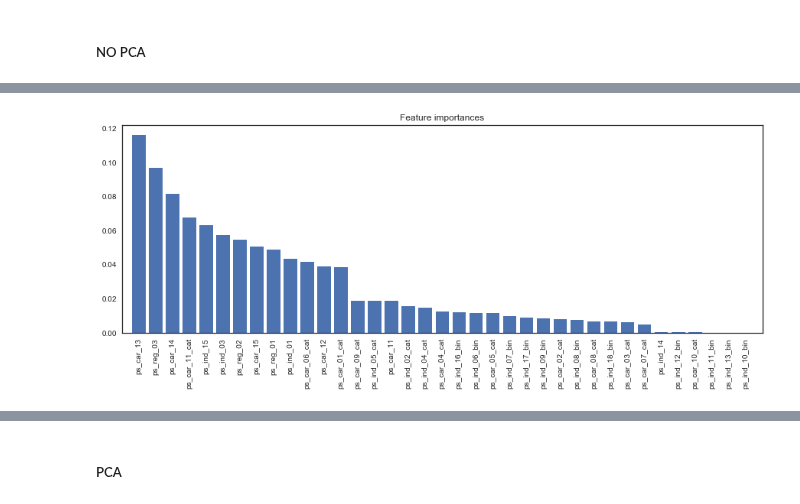
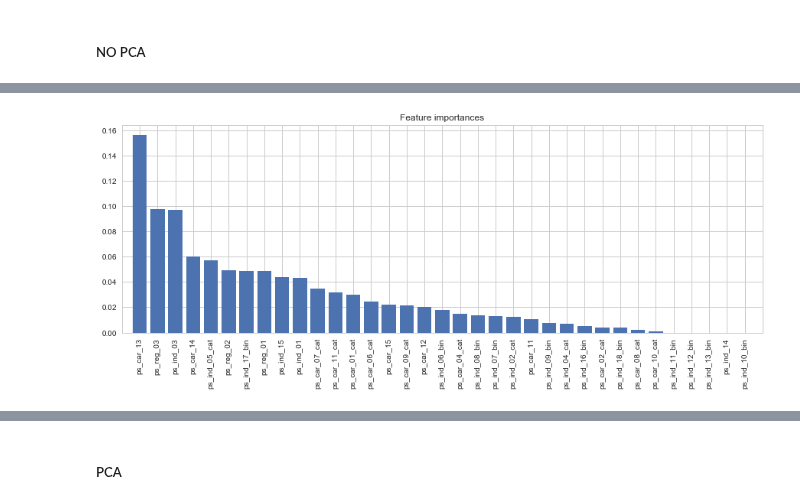
Before and after one commit to paulaceccon/ml-playground, a Jupyter notebook: Kernels/PortoSeguro.ipynb, the cells around one changed output, grey strips where cells are left out. Saved outputs shown, nothing was run; the diff lists cells and outputs as text; code cells hidden in the pictures.

```diff
--- a/Kernels/PortoSeguro.ipynb
+++ b/Kernels/PortoSeguro.ipynb
@@ -208,7 +208,7 @@ plt.plot(var)
 [<matplotlib.lines.Line2D at 0x...>]
 [figure]
 # %%
-pca = PCA(n_components=5)
+pca = PCA(n_components=10)
 pca.fit(X_train)
 
 var = np.cumsum(np.round(pca.explained_variance_ratio_, decimals=4)*100)
@@ -265,4 +268,2 @@ Fitting 3 folds for each of 9 candidates, totalling 27 fits
-# %%
-sns.set(style='whitegrid')
 # %%
 joblib.dump(clf, '../clf_xgb_PS.pkl')
@@ -278,7 +274,7 @@ joblib.dump(clf, '../clf_xgb_PS.pkl')
 # %%
-plot_importances(clf_xgb, X_train.columns.values)
+plot_importances(clf, X_train.columns.values)
 # %% [output]
-[figure, old version]
+[figure, new version]
 # %%
 scores = cross_val_score(clf, X_test, y_test, scoring=gini_sklearn, cv=3)
 print("Gini Score: %0.2f (+/- %0.2f)" % (scores.mean(), scores.std() * 2))
```
Also changed, not shown: parts of 18 cells of this notebook.
